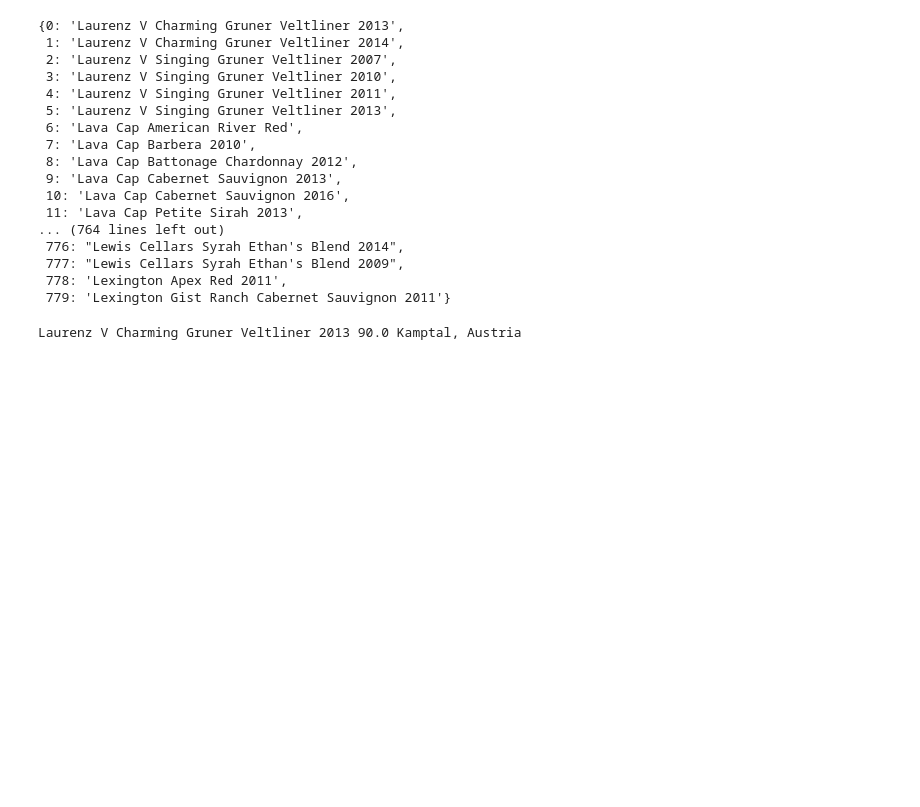
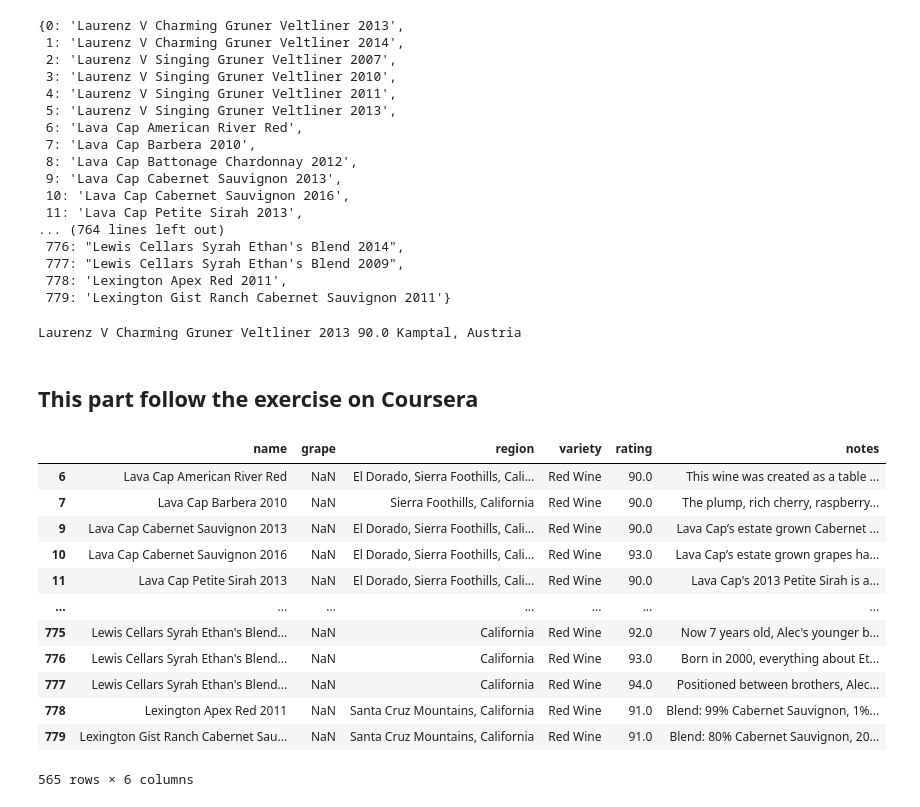
Before and after one commit to nguyenhaitran/mapping-data, a Jupyter notebook: exercise.ipynb, the cells around one changed output. Drawn from its saved outputs; the diff is of its cells as text; code cells hidden in the pictures; blank space fills up the shorter version.

```diff
--- a/exercise.ipynb
+++ b/exercise.ipynb
@@ -118,3 +118,22 @@ dict_data['region'][0], # get the value of the 'region' column for the row with
 )
 # %% [output]
 Laurenz V Charming Gruner Veltliner 2013 90.0 Kamptal, Austria
+# %% [markdown]
+## This part follow the exercise on Coursera
+# %%
+rslt_df = df[df['variety']=="Red Wine"]
+rslt_df
+# %% [output]
+|  | name | grape | region | variety | rating | notes |
+| 6 | Lava Cap American River Red | NaN | El Dorado, Sierra Foothills, Cali... | Red Wine | 90.0 | This wine was created as a table ... |
+| 7 | Lava Cap Barbera 2010 | NaN | Sierra Foothills, California | Red Wine | 90.0 | The plump, rich cherry, raspberry... |
+| 9 | Lava Cap Cabernet Sauvignon 2013 | NaN | El Dorado, Sierra Foothills, Cali... | Red Wine | 90.0 | Lava Cap’s estate grown Cabernet ... |
+| 10 | Lava Cap Cabernet Sauvignon 2016 | NaN | El Dorado, Sierra Foothills, Cali... | Red Wine | 93.0 | Lava Cap’s estate grown grapes ha... |
+| 11 | Lava Cap Petite Sirah 2013 | NaN | El Dorado, Sierra Foothills, Cali... | Red Wine | 90.0 | Lava Cap's 2013 Petite Sirah is a... |
+| ... | ... | ... | ... | ... | ... | ... |
+| 775 | Lewis Cellars Syrah Ethan's Blend... | NaN | California | Red Wine | 92.0 | Now 7 years old, Alec's younger b... |
+| 776 | Lewis Cellars Syrah Ethan's Blend... | NaN | California | Red Wine | 93.0 | Born in 2000, everything about Et... |
+| 777 | Lewis Cellars Syrah Ethan's Blend... | NaN | California | Red Wine | 94.0 | Positioned between brothers, Alec... |
+| 778 | Lexington Apex Red 2011 | NaN | Santa Cruz Mountains, California | Red Wine | 91.0 | Blend: 99% Cabernet Sauvignon, 1%... |
+| 779 | Lexington Gist Ranch Cabernet Sau... | NaN | Santa Cruz Mountains, California | Red Wine | 91.0 | Blend: 80% Cabernet Sauvignon, 20... |
+565 rows × 6 columns
```
Also changed, not shown: parts of 3 cells of this notebook, 3 other files.
